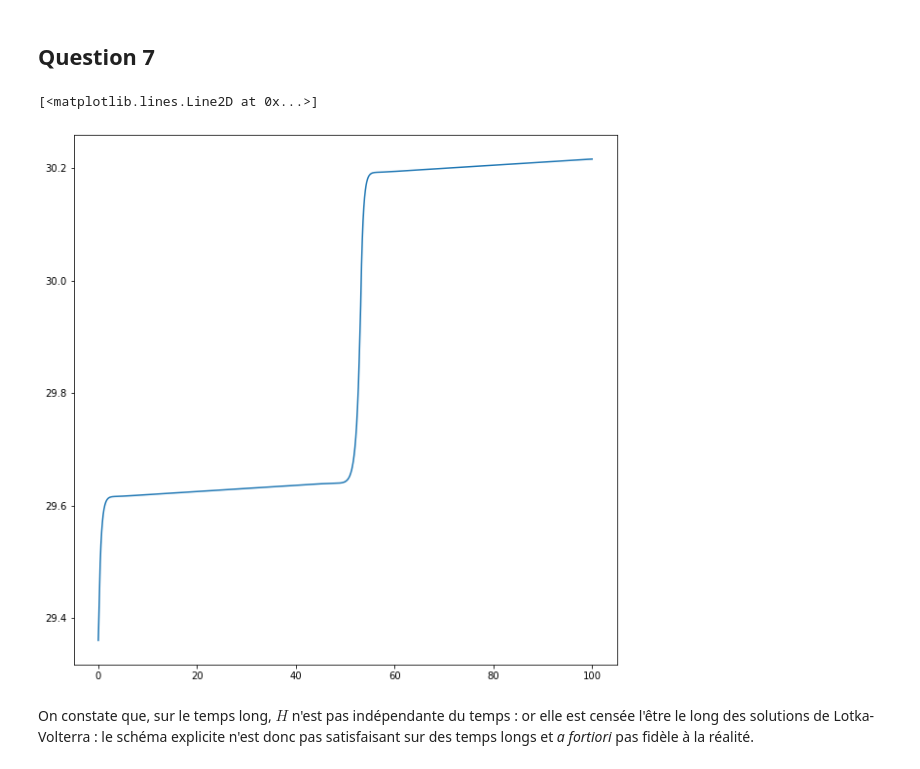
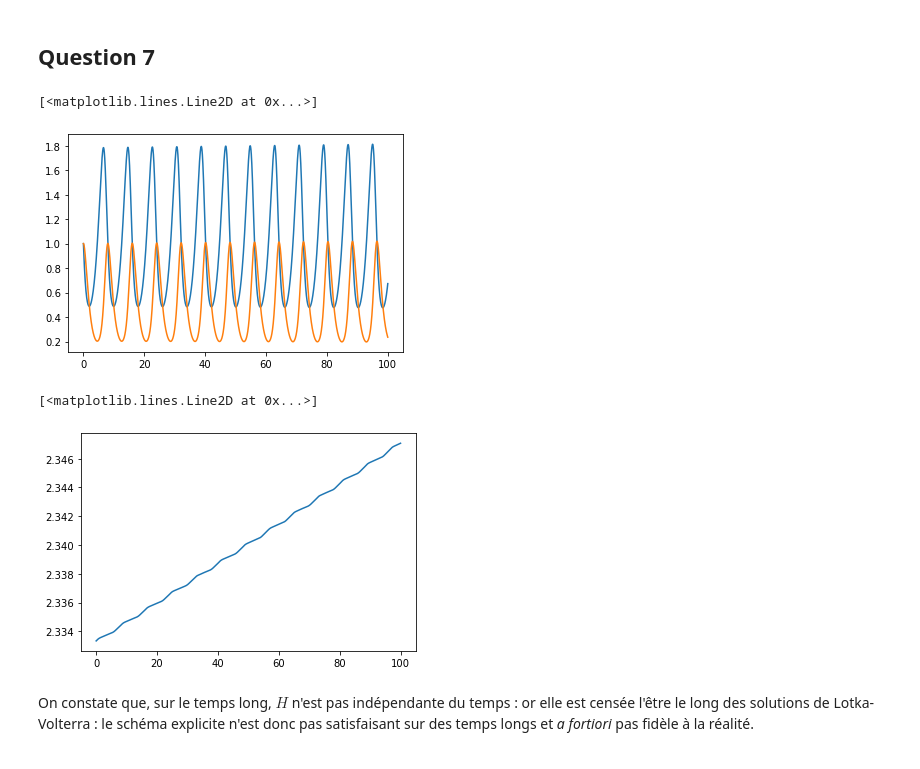
Before and after one commit to MariusMoulle/projet_numerique_2, a Jupyter notebook: Projet numérique 2 Moulle Marius Pierfitte Auguste.ipynb, the cells around one changed output. Saved outputs shown, nothing was run; the diff lists cells and outputs as text; code cells hidden in the pictures.

```diff
--- a/Projet numérique 2 Moulle Marius Pierfitte Auguste.ipynb
+++ b/Projet numérique 2 Moulle Marius Pierfitte Auguste.ipynb
@@ -188,19 +194,50 @@ for i in range (4):
 On teste la fonction sur l'équation $\dot{x}=2x$ dont la solution exacte est $x_0exp(2t)$. Pour tester la convergence lorsque dt tend vers 0, on trace les solutions pour différentes valeurs du pas, de plus en plus petites, ainsi que la solution exacte, et on vérifie que la solution approchée tend bien vers la solution exacte. C'est le cas.
 # %% [markdown]
 ## Question 7
-# %%
-# on définit la condition initiale*
-x0 = (5,21)
-
-
-# tf = 100
-
-temps, res = solve_euler_explicit(f, x0, 0.001, 0, 100)
-
-plt.plot(temps, np.vectorize(H)(res))
-# %% [output]
-[<matplotlib.lines.Line2D at 0x...>]
-[figure, removed]
+# %%
+#on définit la fonction Euler explicit en 2D
+
+def solve_euler_explicit_2D(f,x0,dt,t0,tf):
+
+    n = int((tf - t0)/dt)
+    temps=[t0+i*dt for i in range(n)]
+
+    X1=np.empty(n)
+    X2=np.empty(n)
+    Hliste=np.empty(n)
+
+    X1[0], X2[0] = x0[0], x0[1]
+    Hliste[0] = H((x0[0], x0[1]))
+
+    for i in range (1,n):
+        X1[i] = X1[i-1] + dt*f((X1[i-1], X2[i-1]))[0]
+        X2[i] = X2[i-1] + dt*f((X1[i-1],X2[i-1]))[1]
+        Hliste[i] = H((X1[i],X2[i]))
+
+
+    return temps, X1, X2, Hliste
+
+# on définit la condition initiale*
+x0 = (1,1)
+
+
+# tf = 100
+
+temps, X1, X2, Hliste= solve_euler_explicit_2D(fv2, x0, 0.001, 0, 100)
+
+
+#plt.plot(temps, np.vectorize(H)(res))
+
+plt.plot(temps, X1)
+plt.plot(temps, X2)
+# %% [output]
+[<matplotlib.lines.Line2D at 0x...>]
+[figure, added]
+# %%
+plt.plot(temps, Hliste)
+# %% [output]
+[<matplotlib.lines.Line2D at 0x...>]
+[figure, added]
 # %% [markdown]
 On constate que, sur le temps long, $H$ n'est pas indépendante du temps : or elle est censée l'être le long des solutions de Lotka-Volterra : le schéma explicite n'est donc pas satisfaisant sur des temps longs et *a fortiori* pas fidèle à la réalité.
 # %% [markdown]
```
Also changed, not shown: parts of 9 cells of this notebook.
